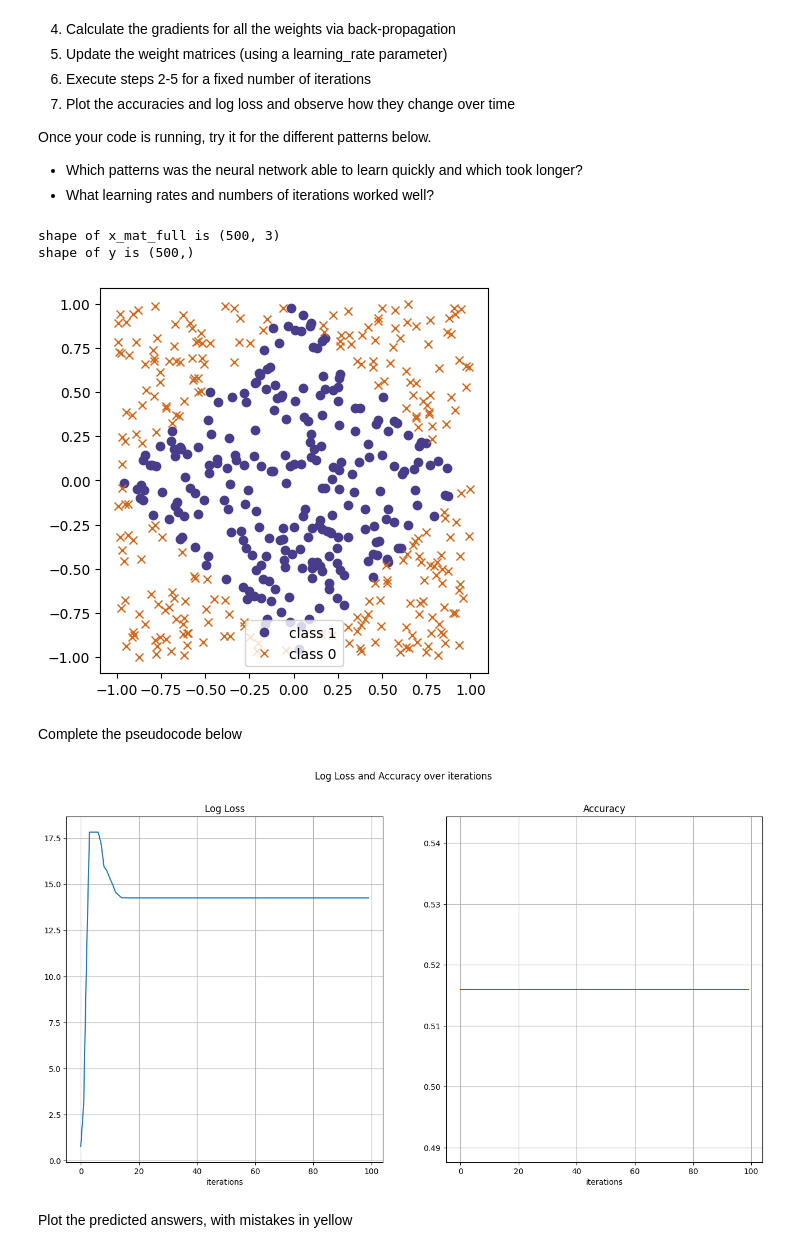
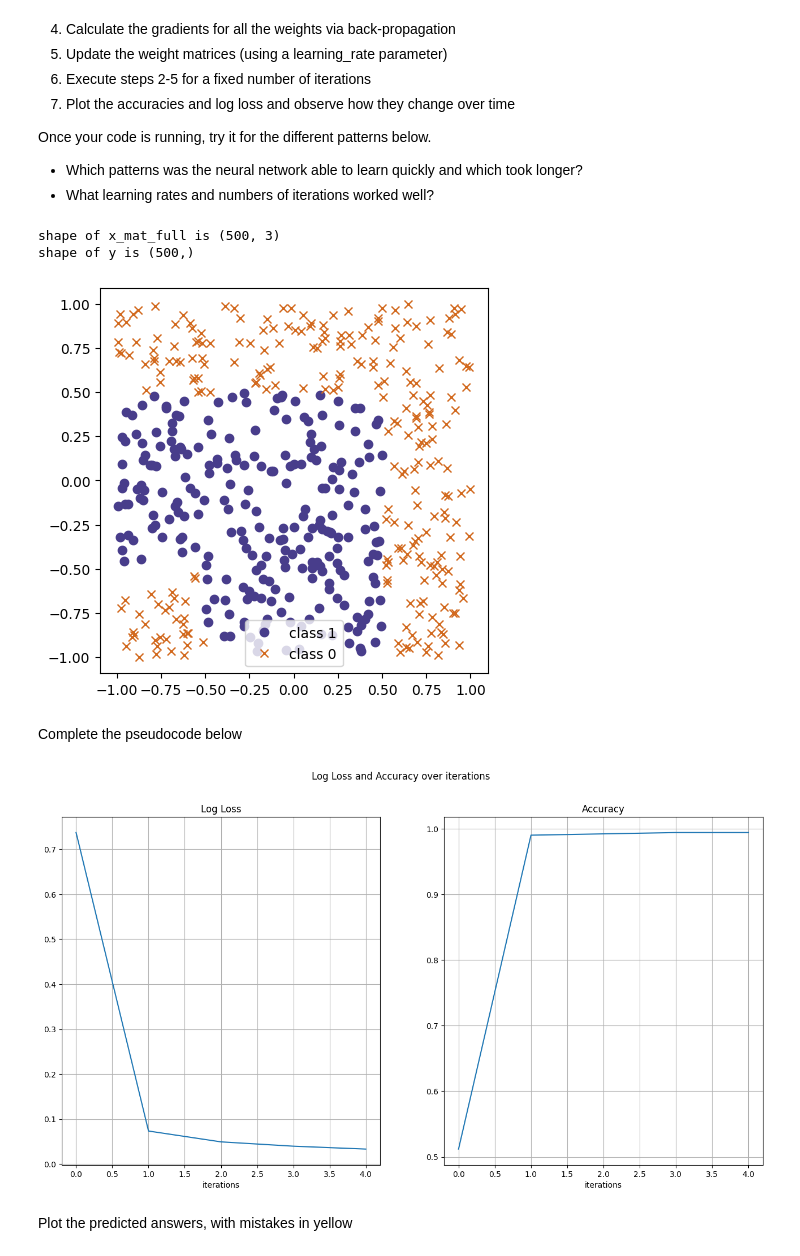
Before and after one commit to reuel-ly/CPE-313, a Jupyter notebook: hoa2-1/Hands_on_Activity_1_1-Neural_Networks.ipynb, the cells around one changed output. Drawn from its saved outputs; the diff is of its cells as text; code cells hidden in the pictures.

```diff
--- a/hoa2-1/Hands_on_Activity_1_1-Neural_Networks.ipynb
+++ b/hoa2-1/Hands_on_Activity_1_1-Neural_Networks.ipynb
@@ -511,37 +511,37 @@ x_mat_1 = np.random.uniform(-1,1,size = (num_obs,2))
 x_mat_bias = np.ones((num_obs,1))
 x_mat_full = np.concatenate( (x_mat_1,x_mat_bias), axis=1)
 
 # PICK ONE PATTERN BELOW and comment out the rest.
 
 # # Circle pattern
 #y = (np.sqrt(x_mat_full[:,0]**2 + x_mat_full[:,1]**2)<.75).astype(int)
 
-# # Diamond Pattern
-y = ((np.abs(x_mat_full[:,0]) + np.abs(x_mat_full[:,1]))<1).astype(int)
+# Diamond Pattern
+#y = ((np.abs(x_mat_full[:,0]) + np.abs(x_mat_full[:,1]))<1).astype(int)
 
 # # Centered square
 #y = ((np.maximum(np.abs(x_mat_full[:,0]), np.abs(x_mat_full[:,1])))<.5).astype(int)
 
 # # Thick Right Angle pattern
-#y = (((np.maximum((x_mat_full[:,0]), (x_mat_full[:,1])))<.5) & ((np.maximum((x_mat_full[:,0]), (x_mat_full[:,1])))>-.5)).astype(int)
+y = (((np.maximum((x_mat_full[:,0]), (x_mat_full[:,1])))<.5) & ((np.maximum((x_mat_full[:,0]), (x_mat_full[:,1])))>-.5)).astype(int)
 
 # # Thin right angle pattern
 #y = (((np.maximum((x_mat_full[:,0]), (x_mat_full[:,1])))<.5) & ((np.maximum((x_mat_full[:,0]), (x_mat_full[:,1])))>0)).astype(int)
 
 
 print('shape of x_mat_full is {}'.format(x_mat_full.shape))
 print('shape of y is {}'.format(y.shape))
 
 fig, ax = plt.subplots(figsize=(5, 5))
 ax.plot(x_mat_full[y==1, 0],x_mat_full[y==1, 1], 'ro', label='class 1', color='darkslateblue')
 ax.plot(x_mat_full[y==0, 0],x_mat_full[y==0, 1], 'bx', label='class 0', color='chocolate')
 # ax.grid(True)
 ax.legend(loc='best')
 ax.axis('equal');
 # %% [output]
 shape of x_mat_full is (500, 3)
 shape of y is (500,)
-[figure, old version]
+[figure, new version]
 # %%
 def sigmoid(x):
     """
@@ -610,7 +610,7 @@ n_features = x_mat.shape[1]
 
 W_1 = np.random.randn(n_features, 12)
 W_2 = np.random.randn(12)
-num_iter = 100
+num_iter = 1000
 learning_rate = 2e-2
 
 # for plotting
@@ -623,20 +623,21 @@ for i in range(num_iter):
     y_pred, gradient = forward_pass(W_1, W_2)
 
     ## Update the weight matrices
-    W_1 = learning_rate * gradient[0]
-    W_2 = learning_rate * gradient[1]
+    W_1 -= learning_rate * gradient[0]
+    W_2 -= learning_rate * gradient[1]
 
     ### Compute the loss and accuracy
-    loss = loss_fn(y, y_pred)
-    acc = np.mean((y_pred >= 0.5) == y)
+    if i % 200 == 0:
+        loss = loss_fn(y, y_pred)
+        acc = np.mean((y_pred >= 0.5) == y)
 
-    loss_vals.append(loss)
-    accuracies.append(acc)
+        loss_vals.append(loss)
+        accuracies.append(acc)
 
     ## Print the loss and accuracy for every 200th iteration
 plot_loss_accuracy(loss_vals, accuracies)
 # %% [output]
-[figure, old version]
+[figure, new version]
 # %% [markdown]
 Plot the predicted answers, with mistakes in yellow
 # %%
```
Also changed, not shown: parts of 4 cells of this notebook.
